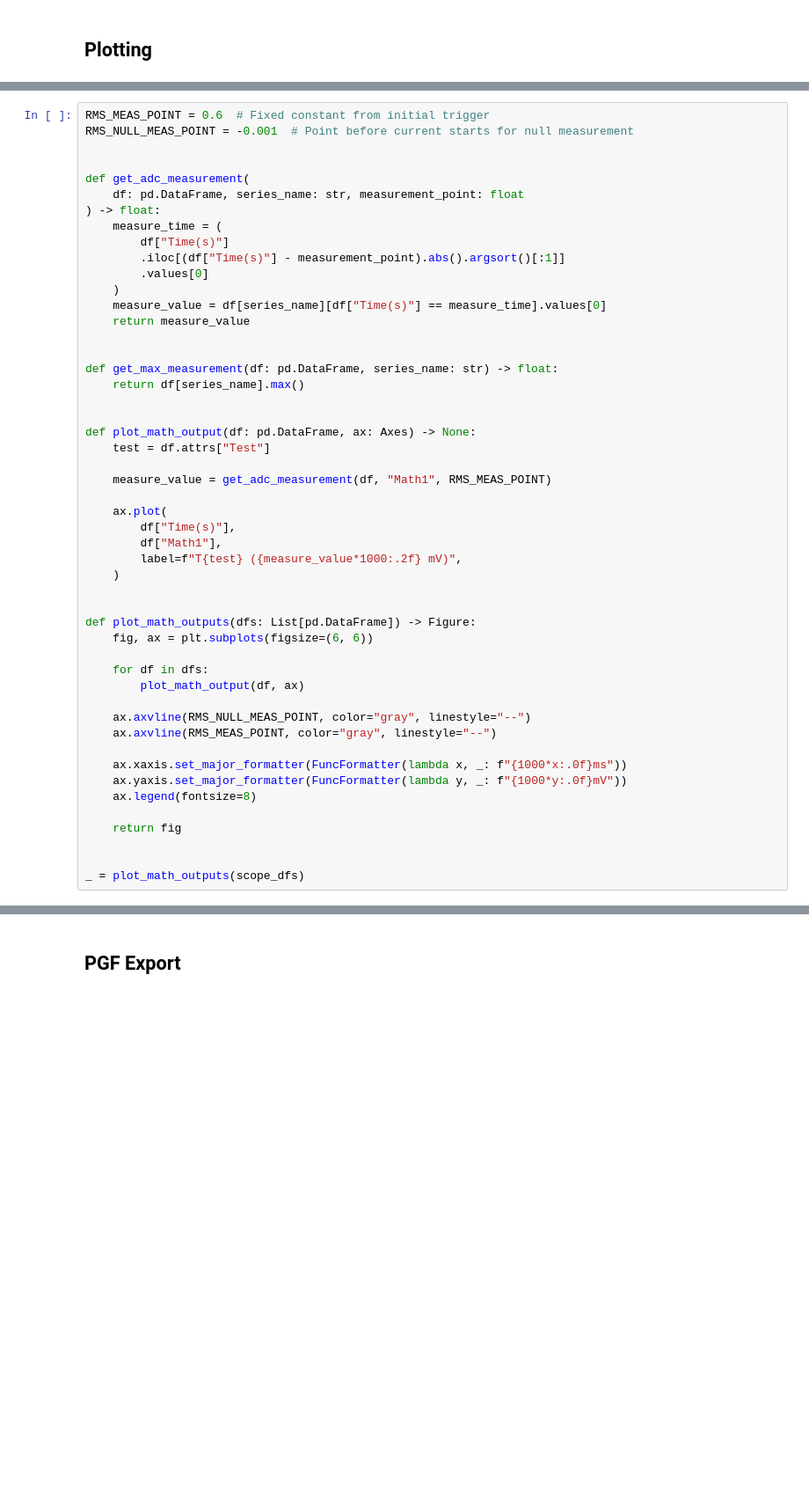
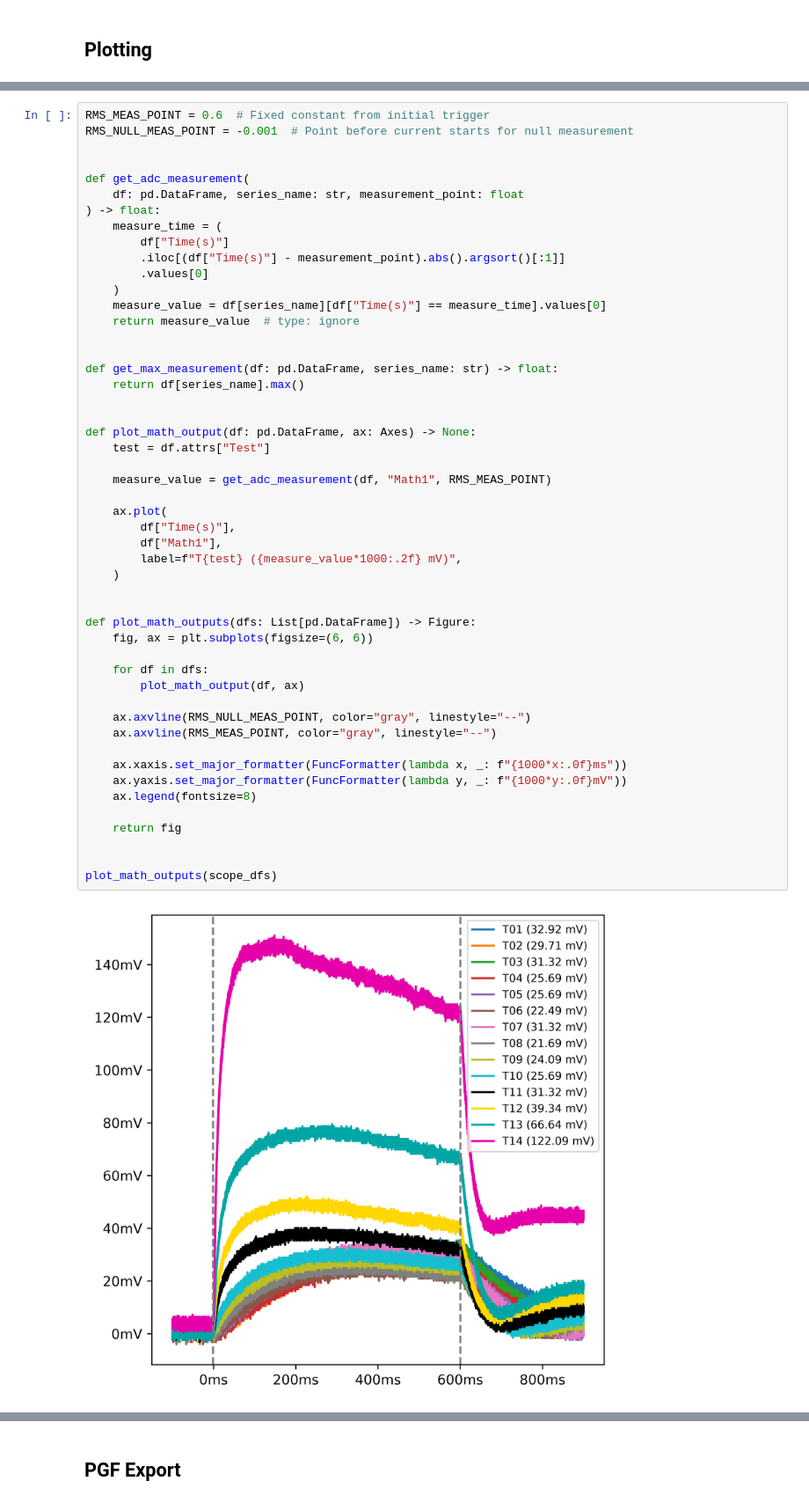
Before and after one commit to LawrenceStanton/SISPS-BATT-INT-CAL, a Jupyter notebook: Notebook/scope.ipynb, the cells around one changed output, grey strips where cells are left out. Shown at 88% size. Drawn from its saved outputs; the diff is of its cells as text; blank space fills up the shorter version.

```diff
--- a/Notebook/scope.ipynb
+++ b/Notebook/scope.ipynb
@@ -362,7 +486,7 @@ def get_adc_measurement(
         .values[0]
     )
     measure_value = df[series_name][df["Time(s)"] == measure_time].values[0]
-    return measure_value
+    return measure_value  # type: ignore
 
 
 def get_max_measurement(df: pd.DataFrame, series_name: str) -> float:
@@ -370,32 +494,34 @@ def get_max_measurement(df: pd.DataFrame, series_name: str) -> float:
 
 
 def plot_math_output(df: pd.DataFrame, ax: Axes) -> None:
     test = df.attrs["Test"]
 
     measure_value = get_adc_measurement(df, "Math1", RMS_MEAS_POINT)
 
     ax.plot(
         df["Time(s)"],
         df["Math1"],
         label=f"T{test} ({measure_value*1000:.2f} mV)",
     )
 
 
 def plot_math_outputs(dfs: List[pd.DataFrame]) -> Figure:
     fig, ax = plt.subplots(figsize=(6, 6))
 
     for df in dfs:
         plot_math_output(df, ax)
 
     ax.axvline(RMS_NULL_MEAS_POINT, color="gray", linestyle="--")
     ax.axvline(RMS_MEAS_POINT, color="gray", linestyle="--")
 
     ax.xaxis.set_major_formatter(FuncFormatter(lambda x, _: f"{1000*x:.0f}ms"))
     ax.yaxis.set_major_formatter(FuncFormatter(lambda y, _: f"{1000*y:.0f}mV"))
     ax.legend(fontsize=8)
 
     return fig
 
 
-_ = plot_math_outputs(scope_dfs)
+plot_math_outputs(scope_dfs)
+# %% [output]
+[figure, added]
 # %%
```
Also changed, not shown: parts of 34 cells of this notebook, 24 other files.
